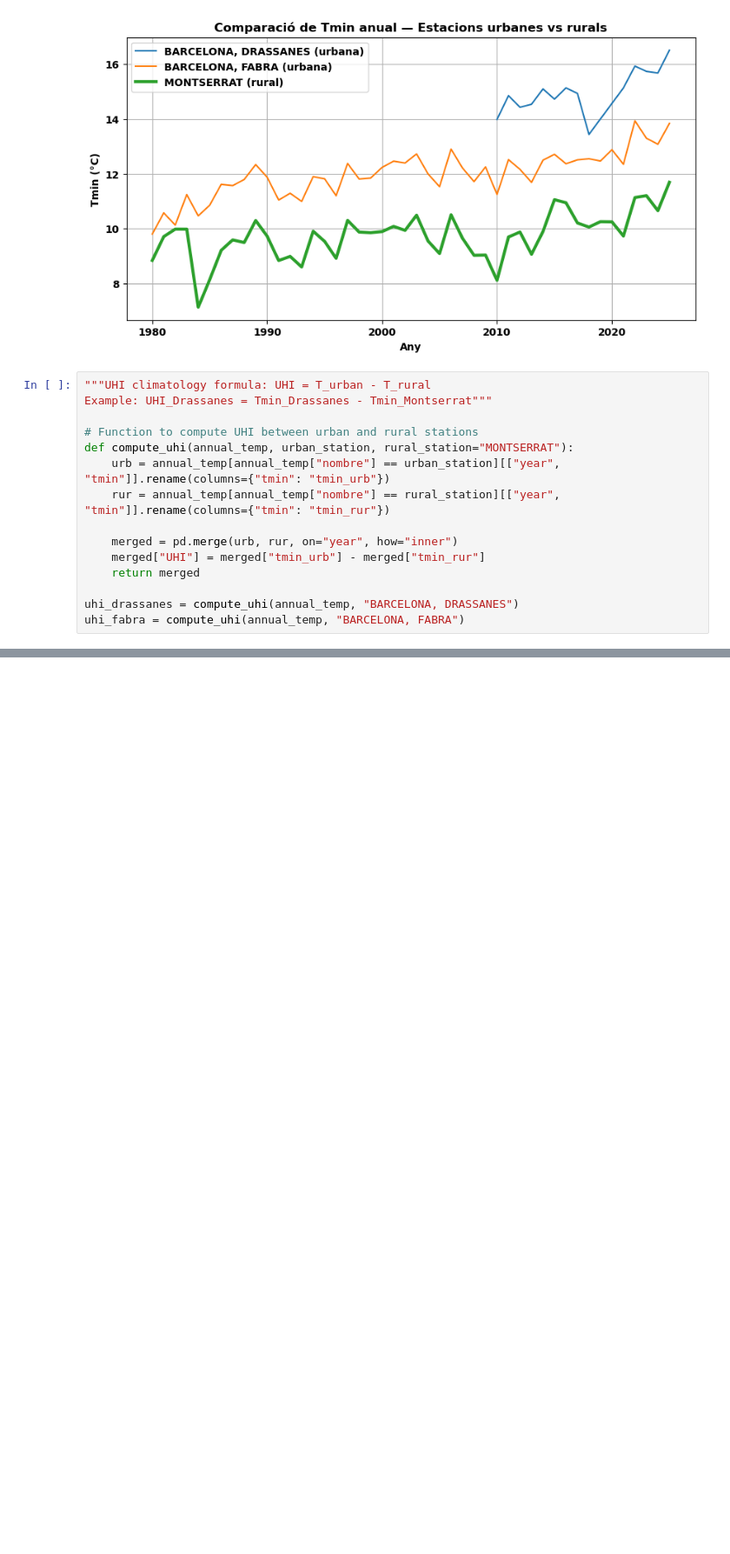
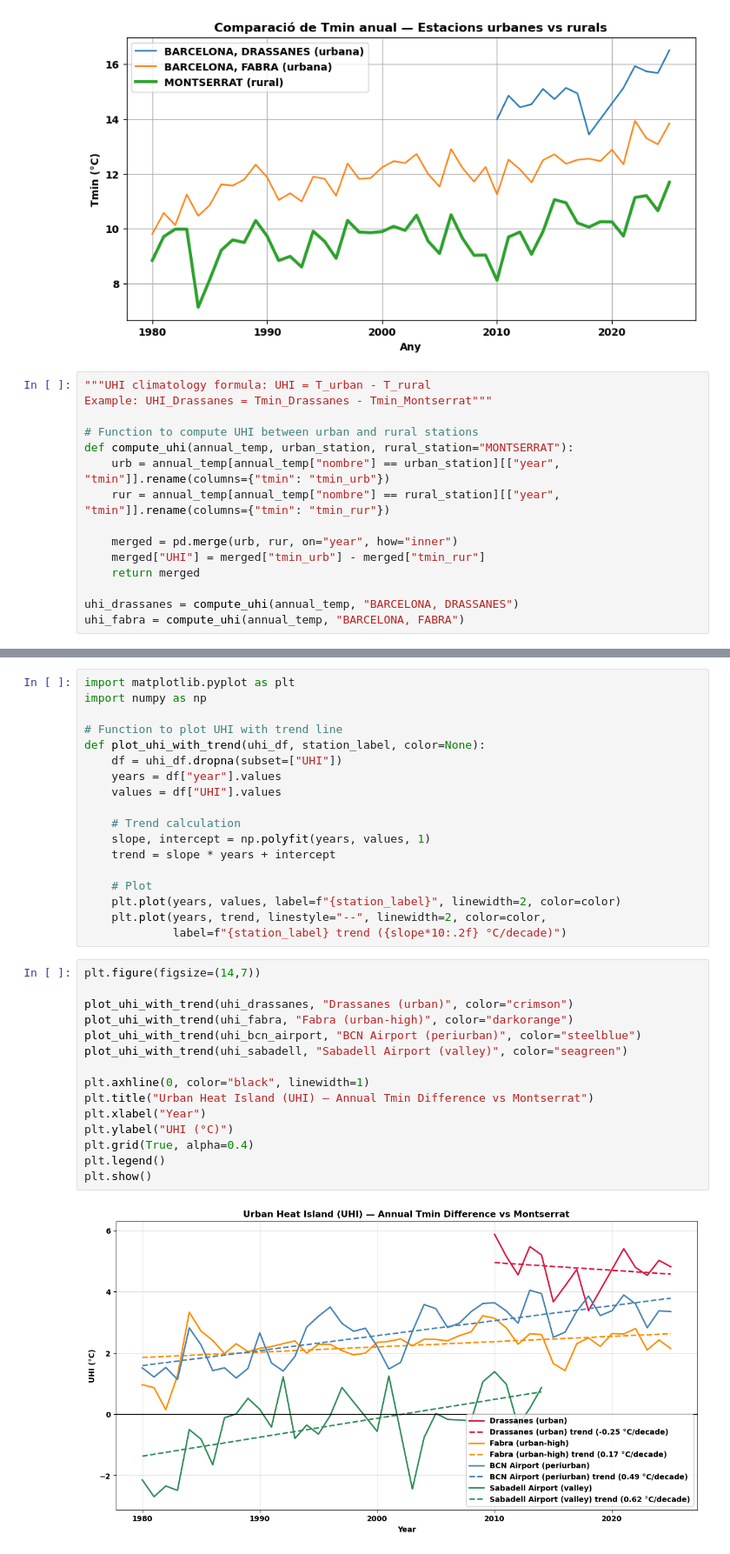
Before and after one commit to rogerespinosamorros/UHI-Barcelona, a Jupyter notebook: notebooks/analisi_temp_estacions.ipynb, the cells around one changed output, grey strips where cells are left out. Shown at 87% size. Drawn from its saved outputs; the diff is of its cells as text; blank space fills up the shorter version.

```diff
--- a/notebooks/analisi_simple_estacions.ipynb
+++ b/notebooks/analisi_temp_estacions.ipynb
@@ -323,0 +635,35 @@ plt.show()
+# %%
+import matplotlib.pyplot as plt
+import numpy as np
+
+# Function to plot UHI with trend line
+def plot_uhi_with_trend(uhi_df, station_label, color=None):
+    df = uhi_df.dropna(subset=["UHI"])
+    years = df["year"].values
+    values = df["UHI"].values
+
+    # Trend calculation
+    slope, intercept = np.polyfit(years, values, 1)
+    trend = slope * years + intercept
+
+    # Plot
+    plt.plot(years, values, label=f"{station_label}", linewidth=2, color=color)
+    plt.plot(years, trend, linestyle="--", linewidth=2, color=color,
+             label=f"{station_label} trend ({slope*10:.2f} °C/decade)")
+# %%
+plt.figure(figsize=(14,7))
+
+plot_uhi_with_trend(uhi_drassanes, "Drassanes (urban)", color="crimson")
+plot_uhi_with_trend(uhi_fabra, "Fabra (urban-high)", color="darkorange")
+plot_uhi_with_trend(uhi_bcn_airport, "BCN Airport (periurban)", color="steelblue")
+plot_uhi_with_trend(uhi_sabadell, "Sabadell Airport (valley)", color="seagreen")
+
+plt.axhline(0, color="black", linewidth=1)
+plt.title("Urban Heat Island (UHI) — Annual Tmin Difference vs Montserrat")
+plt.xlabel("Year")
+plt.ylabel("UHI (°C)")
+plt.grid(True, alpha=0.4)
+plt.legend()
+plt.show()
+# %% [output]
+[figure, added]
```
Also changed, not shown: parts of 25 cells of this notebook, 8 other files.
